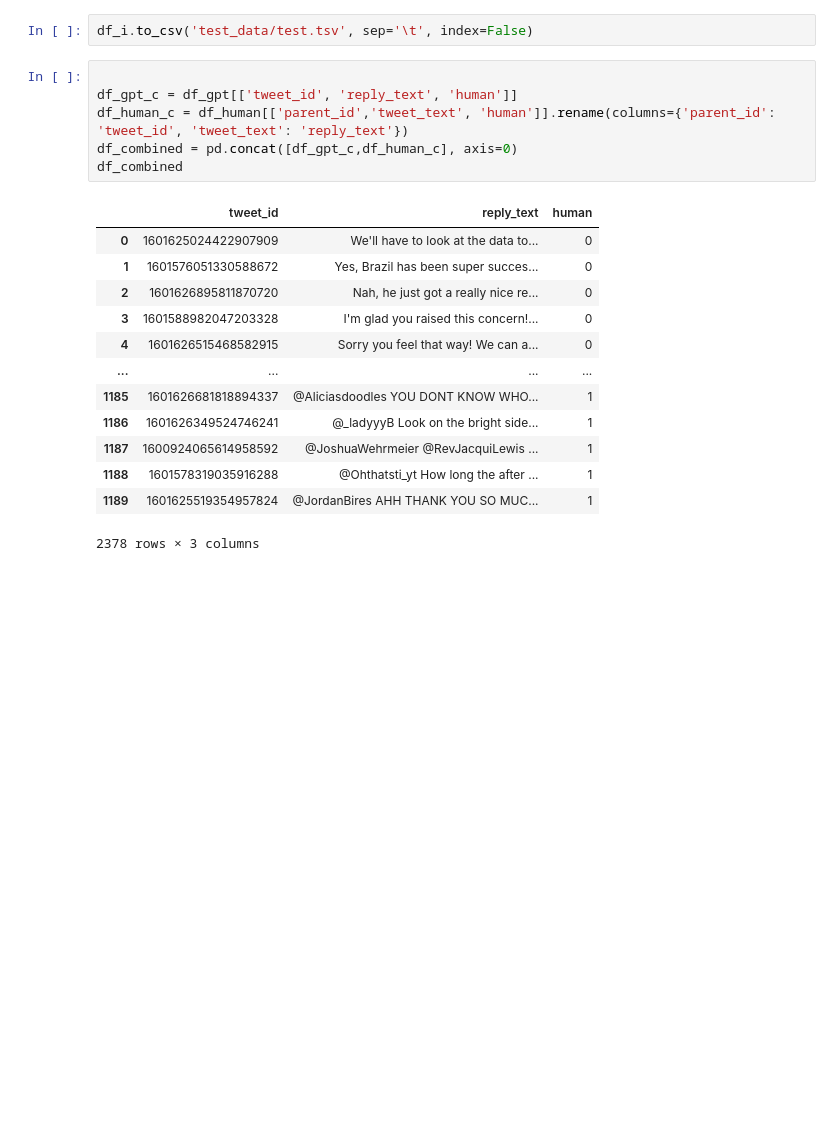
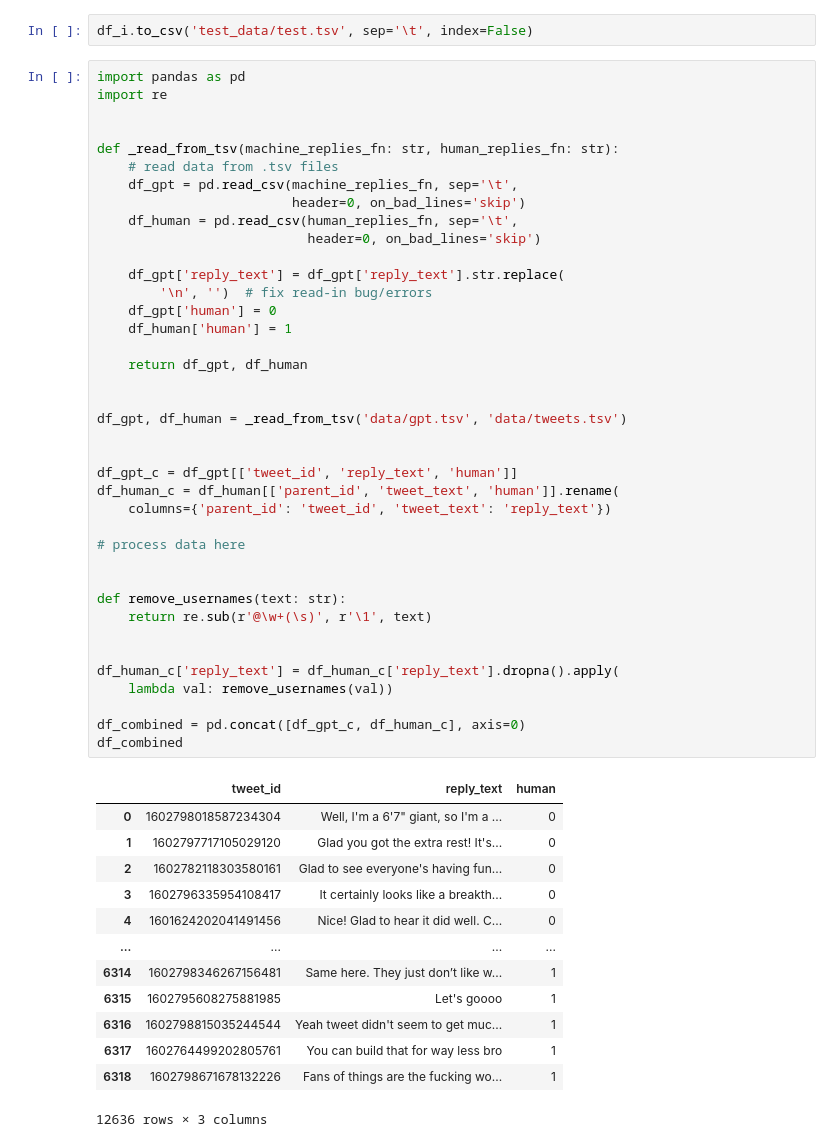
Before and after one commit to LuisKolb/adl-ws-2022, a Jupyter notebook: scratchpad.ipynb, the cells around one changed output. Cells and saved outputs as stored; diff of their text form; blank space fills up the shorter version.

```diff
--- a/scratchpad.ipynb
+++ b/scratchpad.ipynb
@@ -185,23 +258,56 @@ df_i
 1163 rows × 3 columns
 # %%
 df_i.to_csv('test_data/test.tsv', sep='\t', index=False)
-# %%
-
-df_gpt_c = df_gpt[['tweet_id', 'reply_text', 'human']]
-df_human_c = df_human[['parent_id','tweet_text', 'human']].rename(columns={'parent_id': 'tweet_id', 'tweet_text': 'reply_text'})
-df_combined = pd.concat([df_gpt_c,df_human_c], axis=0)
-df_combined
-# %% [output]
-|  | tweet_id | reply_text | human |
-| 0 | 1601625024422907909 | We'll have to look at the data to... | 0 |
-| 1 | 1601576051330588672 | Yes, Brazil has been super succes... | 0 |
-| 2 | 1601626895811870720 | Nah, he just got a really nice re... | 0 |
-| 3 | 1601588982047203328 | I'm glad you raised this concern!... | 0 |
-| 4 | 1601626515468582915 | Sorry you feel that way! We can a... | 0 |
-| ... | ... | ... | ... |
-| 1185 | 1601626681818894337 | @Aliciasdoodles YOU DONT KNOW WHO... | 1 |
-| 1186 | 1601626349524746241 | @_ladyyyB Look on the bright side... | 1 |
-| 1187 | 1600924065614958592 | @JoshuaWehrmeier @RevJacquiLewis ... | 1 |
-| 1188 | 1601578319035916288 | @Ohthatsti_yt How long the after ... | 1 |
-| 1189 | 1601625519354957824 | @JordanBires AHH THANK YOU SO MUC... | 1 |
-2378 rows × 3 columns
+# %%
+import pandas as pd
+import re
+
+
+def _read_from_tsv(machine_replies_fn: str, human_replies_fn: str):
+    # read data from .tsv files
+    df_gpt = pd.read_csv(machine_replies_fn, sep='\t',
+                         header=0, on_bad_lines='skip')
+    df_human = pd.read_csv(human_replies_fn, sep='\t',
+                           header=0, on_bad_lines='skip')
+
+    df_gpt['reply_text'] = df_gpt['reply_text'].str.replace(
+        '\n', '')  # fix read-in bug/errors
+    df_gpt['human'] = 0
+    df_human['human'] = 1
+
+    return df_gpt, df_human
+
+
+df_gpt, df_human = _read_from_tsv('data/gpt.tsv', 'data/tweets.tsv')
+
+
+df_gpt_c = df_gpt[['tweet_id', 'reply_text', 'human']]
+df_human_c = df_human[['parent_id', 'tweet_text', 'human']].rename(
+    columns={'parent_id': 'tweet_id', 'tweet_text': 'reply_text'})
+
+# process data here
+
+
+def remove_usernames(text: str):
+    return re.sub(r'@\w+(\s)', r'\1', text)
+
+
+df_human_c['reply_text'] = df_human_c['reply_text'].dropna().apply(
+    lambda val: remove_usernames(val))
+
+df_combined = pd.concat([df_gpt_c, df_human_c], axis=0)
+df_combined
+# %% [output]
+|  | tweet_id | reply_text | human |
+| 0 | 1602798018587234304 | Well, I'm a 6'7" giant, so I'm a ... | 0 |
+| 1 | 1602797717105029120 | Glad you got the extra rest! It's... | 0 |
+| 2 | 1602782118303580161 | Glad to see everyone's having fun... | 0 |
+| 3 | 1602796335954108417 | It certainly looks like a breakth... | 0 |
+| 4 | 1601624202041491456 | Nice! Glad to hear it did well. C... | 0 |
+| ... | ... | ... | ... |
+| 6314 | 1602798346267156481 | Same here. They just don’t like w... | 1 |
+| 6315 | 1602795608275881985 | Let's goooo | 1 |
+| 6316 | 1602798815035244544 | Yeah tweet didn't seem to get muc... | 1 |
+| 6317 | 1602764499202805761 | You can build that for way less bro | 1 |
+| 6318 | 1602798671678132226 | Fans of things are the fucking wo... | 1 |
+12636 rows × 3 columns
```
Also changed, not shown: parts of 6 cells of this notebook, 14 other files.
